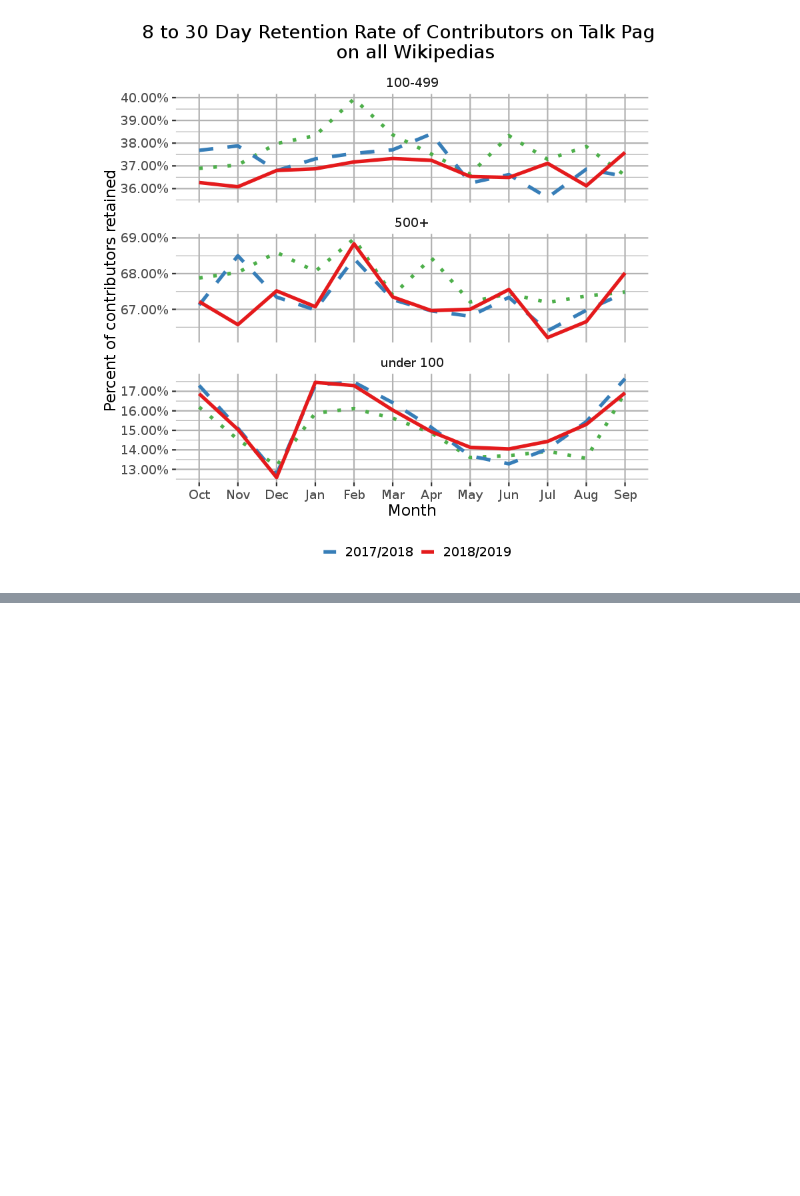
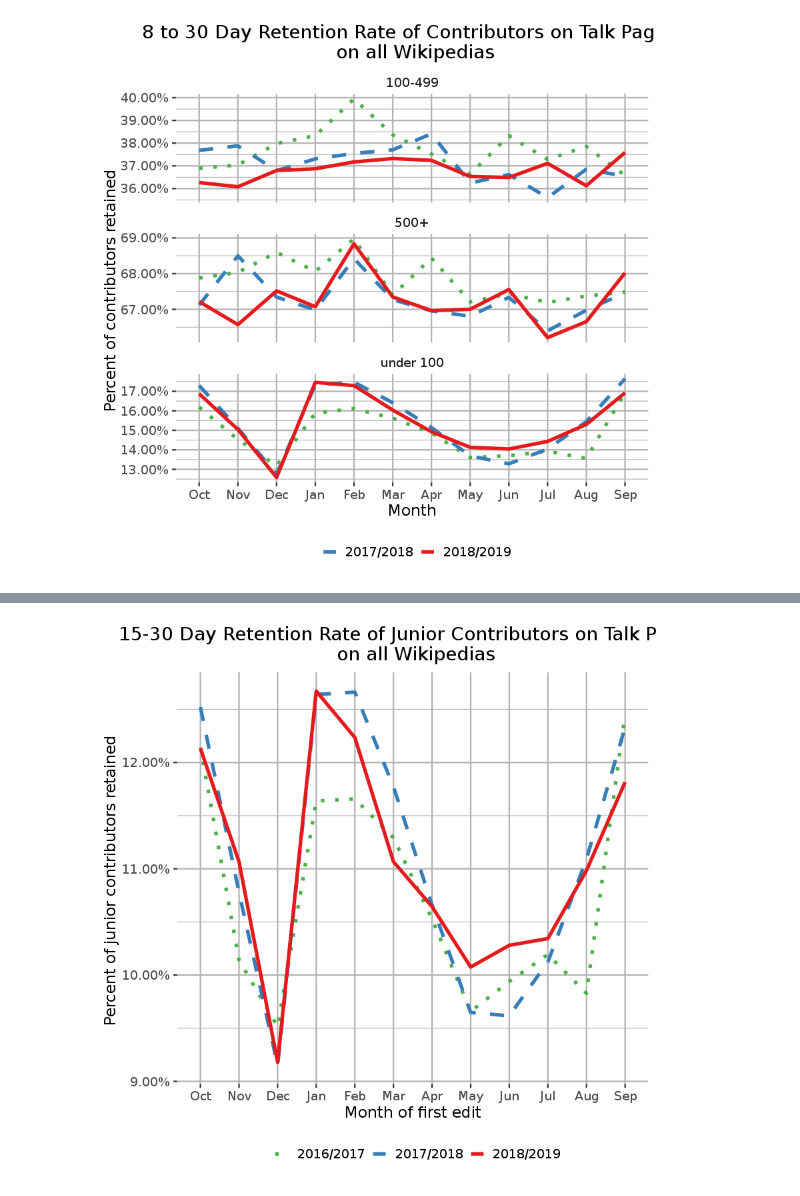
Before and after one commit to wikimedia-research/2019-10-talk-pages-baseline-metrics, a Jupyter notebook: Retention-rate-of-junior-contributors.ipynb, the cells around one changed output, grey strips where cells are left out. Saved outputs shown, nothing was run; the diff lists cells and outputs as text; code cells hidden in the pictures; blank space fills up the shorter version.

```diff
--- a/Retention-rate-of-junior-contributors.ipynb
+++ b/Retention-rate-of-junior-contributors.ipynb
@@ -961,0 +1076,3 @@ ggsave(filename="8-30_day_contributor_yoy_retention_byexperience.png", plot = p,
+# %%
+load("data/talk_contributor_15_to_30_retention.RData")
+talk_contributor_15_to_30_retention <- results
@@ -961,0 +1091,42 @@ ggsave(filename="8-30_day_contributor_yoy_retention_byexperience.png", plot = p,
+# %%
+talk_contributor_15_to_30_retention$month <- as.Date(talk_contributor_15_to_30_retention$month, format = "%Y-%m-%d")
+# %%
+talk_contributor_15_to_30_retention<- talk_contributor_15_to_30_retention%>%
+  filter(month < "2019-10-01") # Remove last month due to censoring
+# %%
+# Plot YoY Changes for Junior Contributors
+
+talk_contributor_15_to_30_retention_yoy_plot <- talk_contributor_15_to_30_retention %>%
+ filter(initial_edit_count == 'under 100') %>%
+ mutate(year = case_when(month >= '2016-10-01' & month < '2017-10-01' ~ '2016/2017',
+                         month >= '2017-10-01' & month < '2018-10-01' ~ '2017/2018',
+                         month >= '2018-10-01' & month < '2019-10-01' ~ '2018/2019'),
+         MonthN =as.factor(format(as.Date(month),"%m")),
+         CalMonth = months(as.Date(month), abbreviate=TRUE))
+
+
+talk_contributor_15_to_30_retention_yoy_plot$MonthN = factor(talk_contributor_15_to_30_retention_yoy_plot$MonthN, levels=c("10", "11", "12", "01", "02", "03",
+                                                                           "04", "05", "06", "07", "08", "09" ))
+talk_contributor_15_to_30_retention_yoy_plot$year = factor(talk_contributor_15_to_30_retention_yoy_plot$year, levels = c('2016/2017','2017/2018','2018/2019'))
+
+
+p <- ggplot(talk_contributor_15_to_30_retention_yoy_plot, aes(x=MonthN, y = retention_rate, group = year, color = year, linetype = year)) +
+  geom_line(size = 1.5
+           ) +
+  scale_y_continuous("Percent of junior contributors retained ", labels = scales::percent) +
+  scale_x_discrete(breaks = talk_contributor_15_to_30_retention_yoy_plot$MonthN, labels = talk_contributor_15_to_30_retention_yoy_plot$CalMonth)+
+  labs(title = "15-30 Day Retention Rate of Junior Contributors on Talk Pages \n on all Wikipedias") +
+        xlab("Month of first edit") +
+        scale_color_brewer(palette = 'Set1', breaks=c('2016/2017','2017/2018', '2018/2019'), direction= -1) +
+        scale_linetype_manual(breaks=c('2016/2017','2017/2018', '2018/2019'), values=c(3,2,1)) +
+  ggthemes::theme_tufte(base_size = 14, base_family = "Gill Sans") +
+  theme(plot.title = element_text(hjust = 0.5),
+        legend.title = element_blank(),
+        legend.position = "bottom",
+        panel.grid = element_line("gray70"),
+        legend.key.width=unit(0.5,"cm"))
+
+p
+ggsave(filename="talk_contributor_15_to_30_retention_yoy.png", plot = p, path = 'Figures',  width = 12, height = 8, units = "in", dpi = 150)
+# %% [output]
+[figure, added]
```
Also changed, not shown: parts of 17 cells of this notebook, 5 other files.
